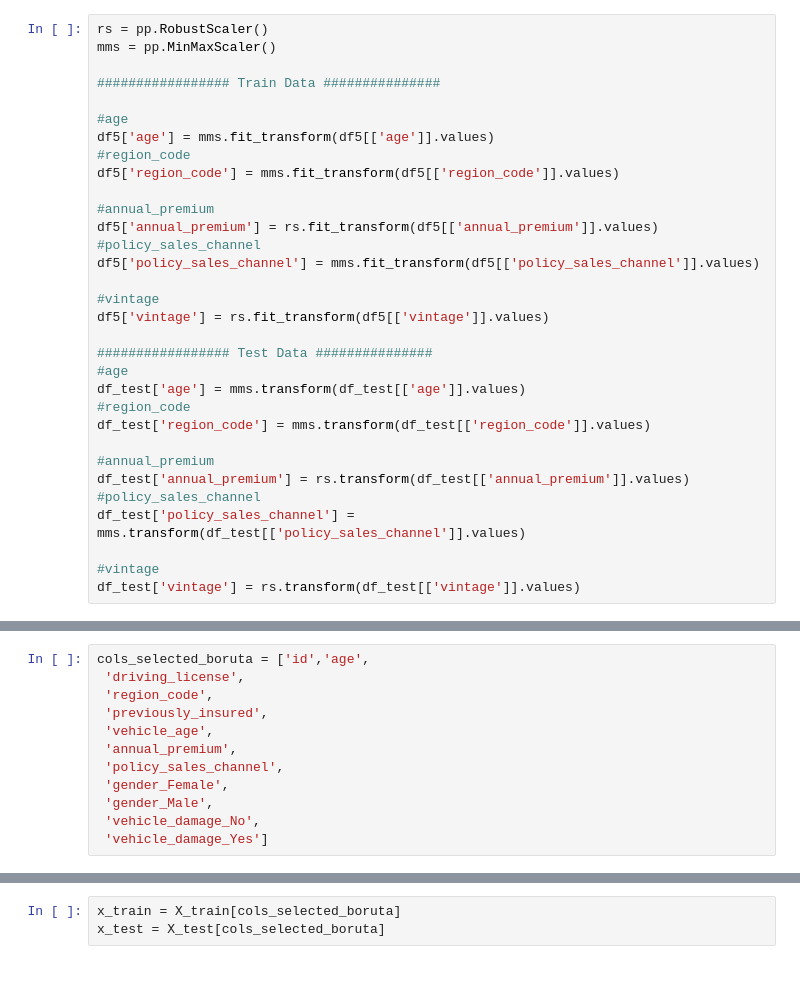
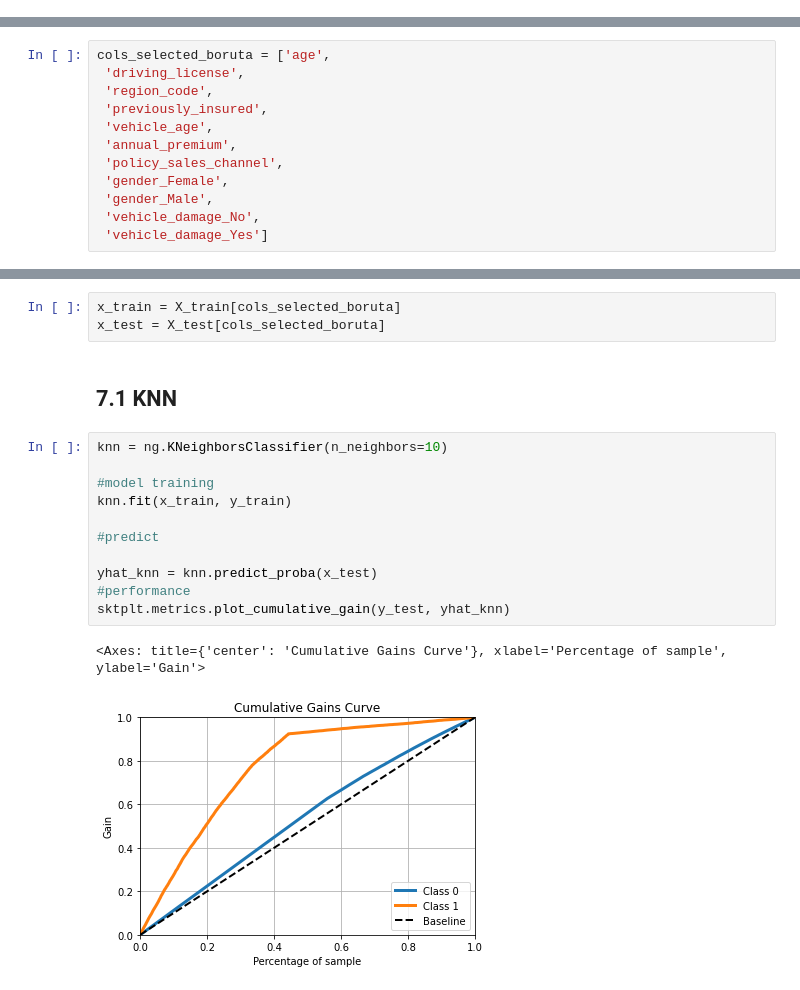
Before and after one commit to alexandrerod/health_insurance_cross_sell, a Jupyter notebook: notebooks/heath_insurance.ipynb, the cells around one changed output, grey strips where cells are left out. Saved outputs shown, nothing was run; the diff lists cells and outputs as text.

```diff
--- a/notebooks/heath_insurance.ipynb
+++ b/notebooks/heath_insurance.ipynb
@@ -465,35 +533,3 @@ df_test['vehicle_age'] = le.transform(df_test[['vehicle_age']].values)
 df_test = pd.get_dummies(df_test, prefix=['vehicle_damage'], columns=['vehicle_damage'], dtype='int64'  )
 # %% [markdown]
 ### 5.3 Rescaling
-# %%
-rs = pp.RobustScaler()
-mms = pp.MinMaxScaler()
-
-################# Train Data ###############
-
-#age
-df5['age'] = mms.fit_transform(df5[['age']].values)
-#region_code
-df5['region_code'] = mms.fit_transform(df5[['region_code']].values)
-
-#annual_premium
-df5['annual_premium'] = rs.fit_transform(df5[['annual_premium']].values)
-#policy_sales_channel
-df5['policy_sales_channel'] = mms.fit_transform(df5[['policy_sales_channel']].values)
-
-#vintage
-df5['vintage'] = rs.fit_transform(df5[['vintage']].values)
-
-################# Test Data ###############
-#age
-df_test['age'] = mms.transform(df_test[['age']].values)
-#region_code
-df_test['region_code'] = mms.transform(df_test[['region_code']].values)
-
-#annual_premium
-df_test['annual_premium'] = rs.transform(df_test[['annual_premium']].values)
-#policy_sales_channel
-df_test['policy_sales_channel'] = mms.transform(df_test[['policy_sales_channel']].values)
-
-#vintage
-df_test['vintage'] = rs.transform(df_test[['vintage']].values)
@@ -572,7 +614,7 @@ cols_selected_boruta
 # %% [markdown]
 ## 6.3 Manual Feature Selection
 # %%
-cols_selected_boruta = ['id','age',
+cols_selected_boruta = ['age',
  'driving_license',
  'region_code',
  'previously_insured',
@@ -588,3 +630,19 @@ cols_selected_boruta = ['id','age',
 # %%
 x_train = X_train[cols_selected_boruta]
 x_test = X_test[cols_selected_boruta]
+# %% [markdown]
+## 7.1 KNN
+# %%
+knn = ng.KNeighborsClassifier(n_neighbors=10)
+
+#model training
+knn.fit(x_train, y_train)
+
+#predict
+
+yhat_knn = knn.predict_proba(x_test)
+#performance
+sktplt.metrics.plot_cumulative_gain(y_test, yhat_knn)
+# %% [output]
+<Axes: title={'center': 'Cumulative Gains Curve'}, xlabel='Percentage of sample', ylabel='Gain'>
+[figure, added]
```
Also changed, not shown: parts of 37 cells of this notebook, 5 other files.
